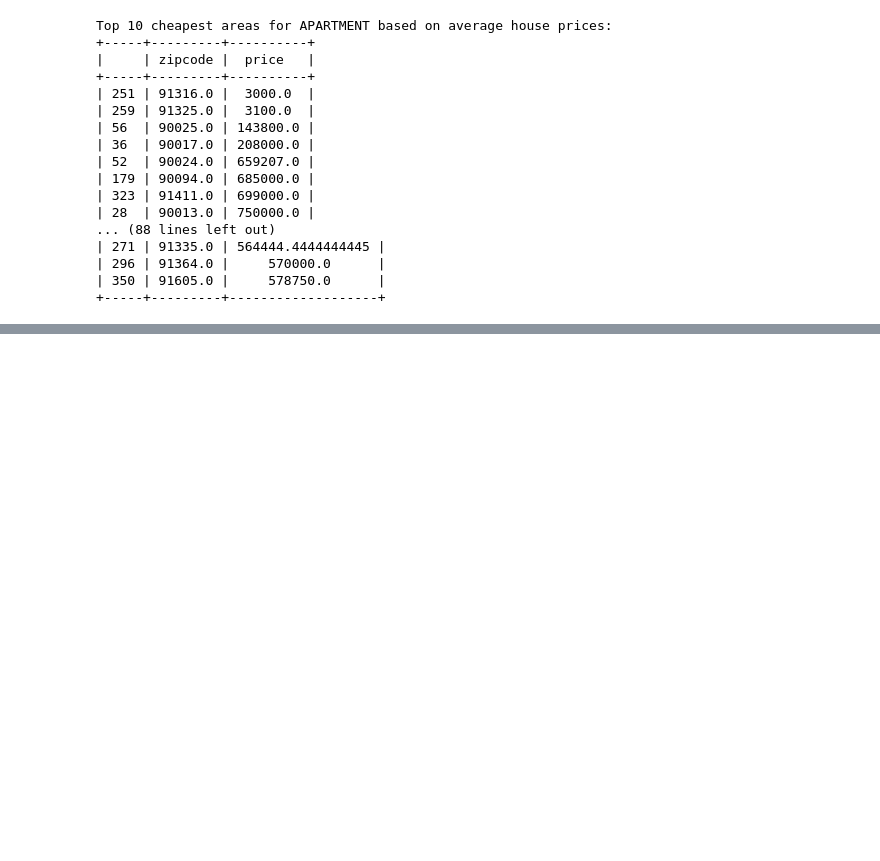
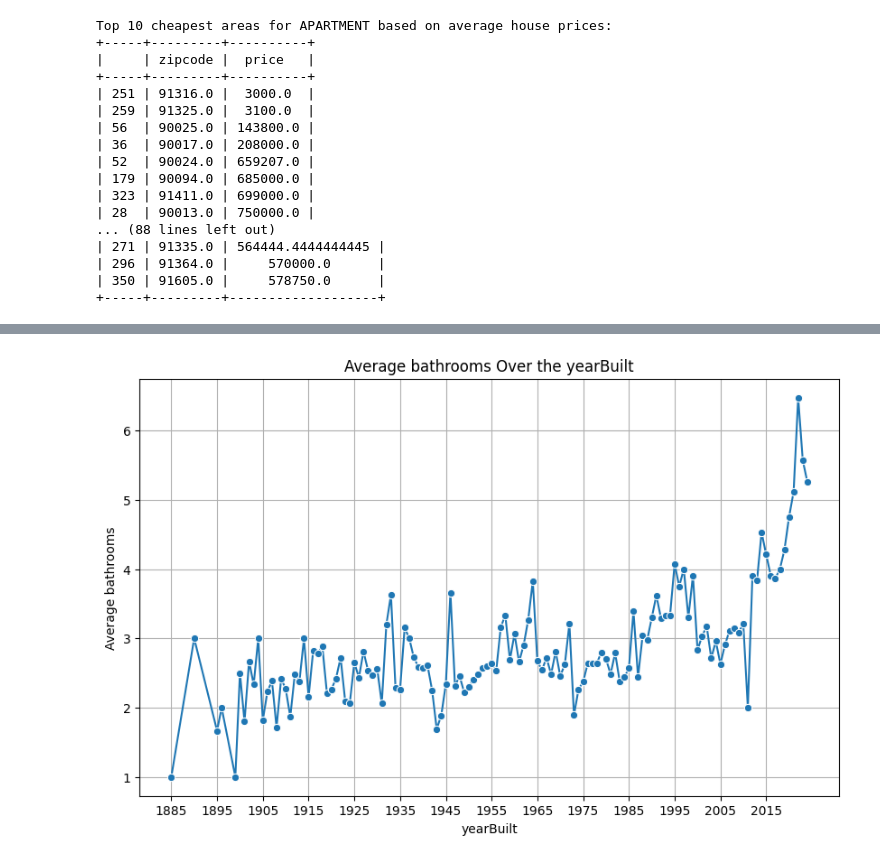
Before and after one commit to MAmin-y/House-price-analysis-and-prediction-LA-2024, a Jupyter notebook: top10.ipynb, the cells around one changed output, grey strips where cells are left out. Saved outputs shown, nothing was run; the diff lists cells and outputs as text; code cells hidden in the pictures; blank space fills up the shorter version.

```diff
--- a/top10.ipynb
+++ b/top10.ipynb
@@ -158,0 +212,4 @@ Top 10 cheapest areas for APARTMENT based on average house prices:
+# %%
+show_avg_during_yearBuilt(df, "bathrooms")
+# %% [output]
+[figure, added]
```
Also changed, not shown: parts of 16 cells of this notebook.
